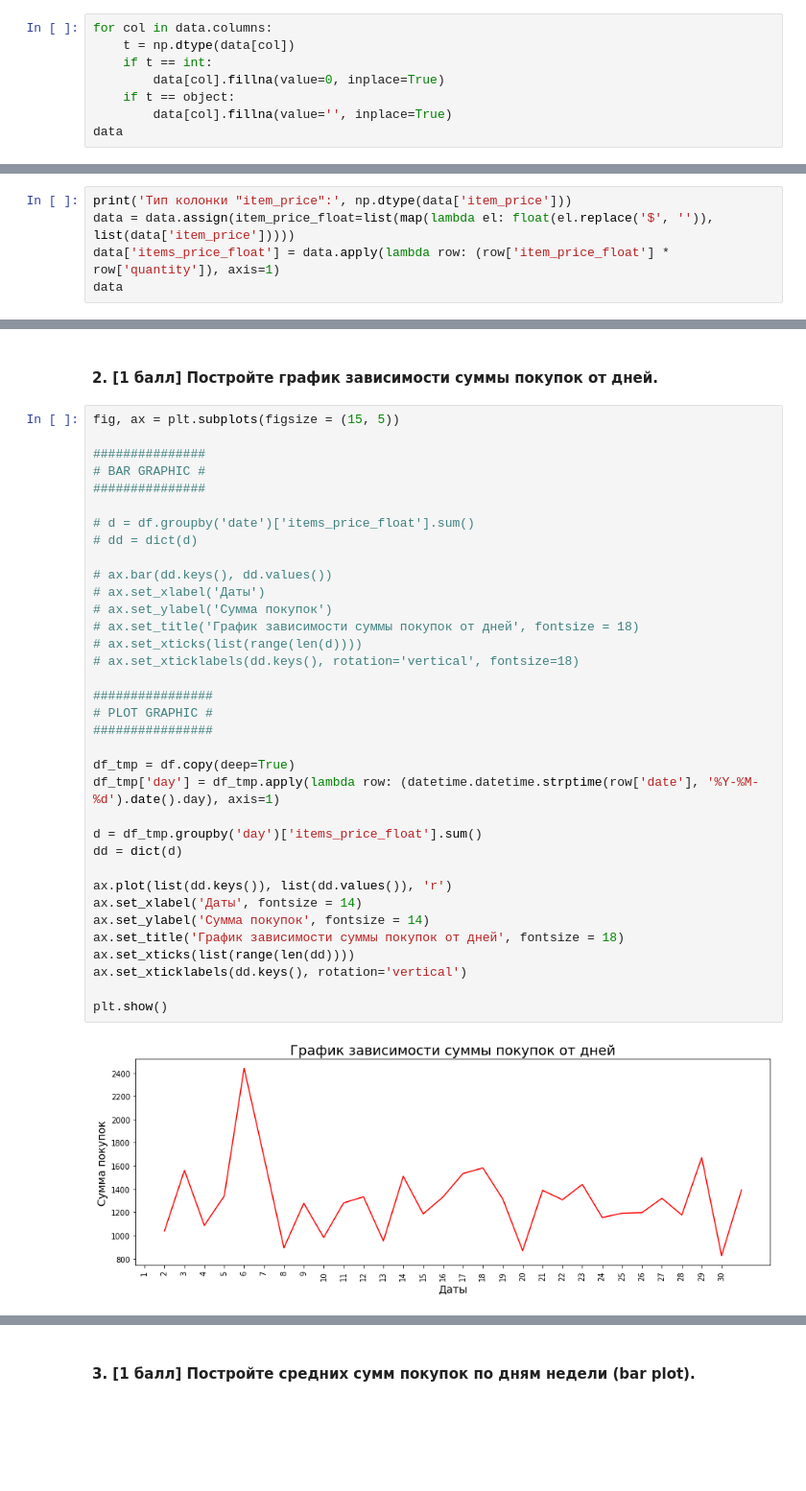
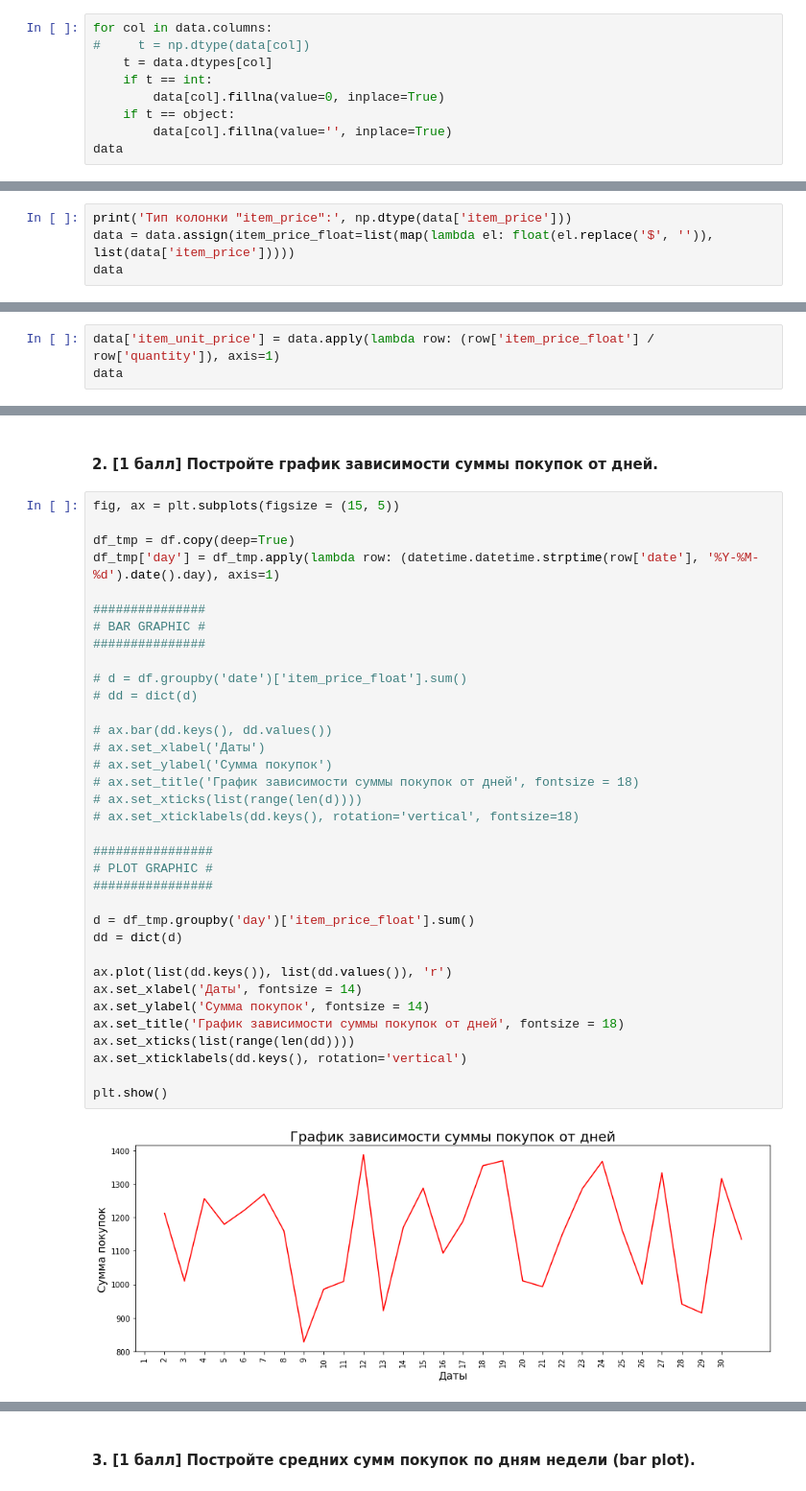
Before and after one commit to PhoeniXPlayDEV/Autumn_Python_2022, a Jupyter notebook: homework-3/homework-practice-03-pandas.ipynb, the cells around one changed output, grey strips where cells are left out. Shown at 96% size. Saved outputs shown, nothing was run; the diff lists cells and outputs as text; blank space fills up the shorter version.

```diff
--- a/homework-3/homework-practice-03-pandas.ipynb
+++ b/homework-3/homework-practice-03-pandas.ipynb
@@ -136,7 +136,8 @@ print('В каких колонках?', ', '.join(s[s == True].keys()))
 Заполните пропуски пустой строкой для строковых колонок и нулём для числовых.
 # %%
 for col in data.columns:
-    t = np.dtype(data[col])
+#     t = np.dtype(data[col])
+    t = data.dtypes[col]
     if t == int:
         data[col].fillna(value=0, inplace=True)
     if t == object:
@@ -163,7 +164,6 @@ data
 # %%
 print('Тип колонки "item_price":', np.dtype(data['item_price']))
 data = data.assign(item_price_float=list(map(lambda el: float(el.replace('$', '')), list(data['item_price']))))
-data['items_price_float'] = data.apply(lambda row: (row['item_price_float'] * row['quantity']), axis=1)
 data
 # %% [output]
 Тип колонки "item_price": object
@@ -182,0 +185,3 @@ data
+# %%
+data['item_unit_price'] = data.apply(lambda row: (row['item_price_float'] / row['quantity']), axis=1)
+data
@@ -476,41 +530,41 @@ Name: item_price_float, dtype: float64
 #### 2. [1 балл] Постройте график зависимости суммы покупок от дней.
 # %%
 fig, ax = plt.subplots(figsize = (15, 5))
+
+df_tmp = df.copy(deep=True)
+df_tmp['day'] = df_tmp.apply(lambda row: (datetime.datetime.strptime(row['date'], '%Y-%M-%d').date().day), axis=1)
 
 ###############
 # BAR GRAPHIC #
 ###############
 
-# d = df.groupby('date')['items_price_float'].sum()
+# d = df.groupby('date')['item_price_float'].sum()
 # dd = dict(d)
 
 # ax.bar(dd.keys(), dd.values())
 # ax.set_xlabel('Даты')
 # ax.set_ylabel('Сумма покупок')
 # ax.set_title('График зависимости суммы покупок от дней', fontsize = 18)
 # ax.set_xticks(list(range(len(d))))
 # ax.set_xticklabels(dd.keys(), rotation='vertical', fontsize=18)
 
 ################
 # PLOT GRAPHIC #
 ################
 
-df_tmp = df.copy(deep=True)
-df_tmp['day'] = df_tmp.apply(lambda row: (datetime.datetime.strptime(row['date'], '%Y-%M-%d').date().day), axis=1)
-
-d = df_tmp.groupby('day')['items_price_float'].sum()
+d = df_tmp.groupby('day')['item_price_float'].sum()
 dd = dict(d)
 
 ax.plot(list(dd.keys()), list(dd.values()), 'r')
 ax.set_xlabel('Даты', fontsize = 14)
 ax.set_ylabel('Сумма покупок', fontsize = 14)
 ax.set_title('График зависимости суммы покупок от дней', fontsize = 18)
 ax.set_xticks(list(range(len(dd))))
 ax.set_xticklabels(dd.keys(), rotation='vertical')
 
 plt.show()
 # %% [output]
-[figure, old version]
+[figure, new version]
 # %%
 d
 # %% [output]
```
Also changed, not shown: parts of 27 cells of this notebook, 2 other files.
